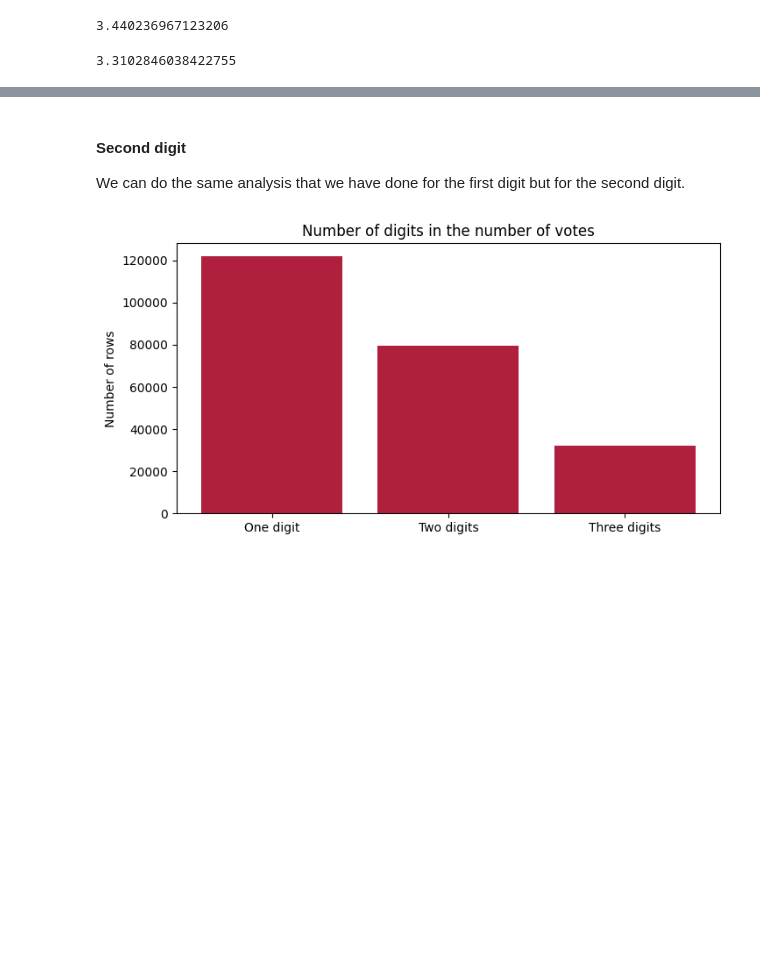
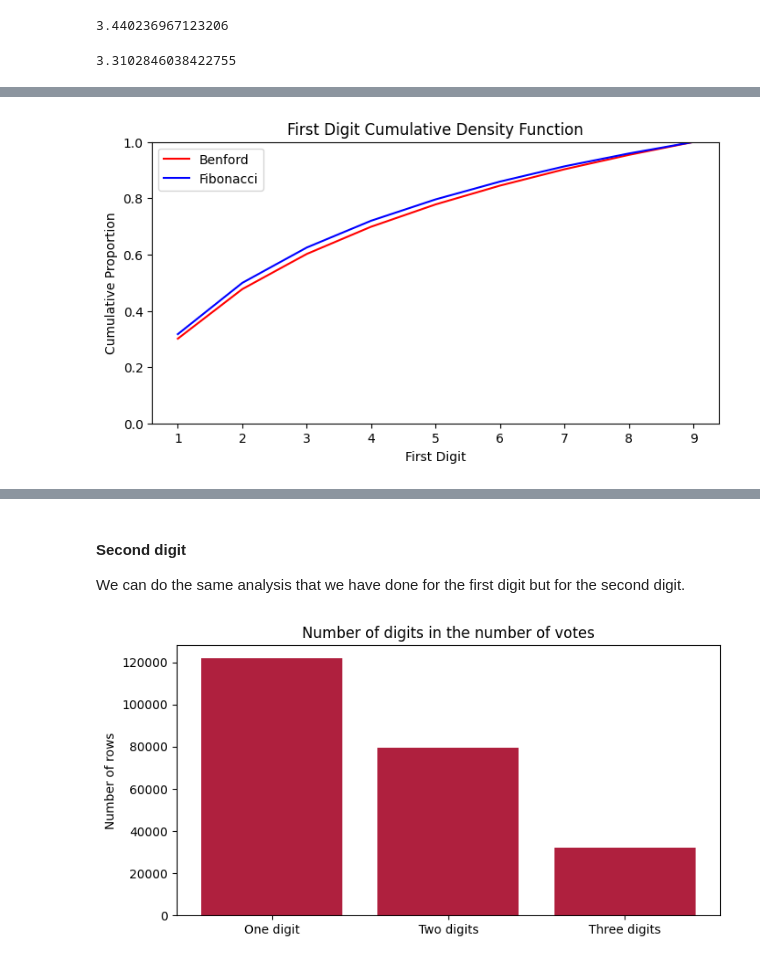
Before and after one commit to Ftoffoletto/masterthesis, a Jupyter notebook: Election/Benford.ipynb, the cells around one changed output, grey strips where cells are left out. Cells and saved outputs as stored; diff of their text form; code cells hidden in the pictures; blank space fills up the shorter version.

```diff
--- a/Election/Benford.ipynb
+++ b/Election/Benford.ipynb
@@ -1117,0 +1347,22 @@ calculate_fsd_mean(list(data_digit_probabilities(election_18_grouped['VOTI_LISTA
+# %%
+# Calculate cumulative proportions for Benford's law and Uniform distribution
+benford_digits = list(benford_nth_digit_probabilities(1).keys())[1:]
+benford_probs = list(benford_nth_digit_probabilities(1).values())[1:]
+benford_cumulative = [sum(benford_probs[:i+1]) for i in range(len(benford_probs))]
+
+election_18_digits = list(data_digit_probabilities(election_18_grouped['VOTI_LISTA'], 1).keys())[1:]
+election_18_probs = list(data_digit_probabilities(election_18_grouped['VOTI_LISTA'], 1).values())[1:]
+election_18_cumulative = [sum(election_18_probs[:i+1]) for i in range(len(election_18_probs))]
+
+# Plot cumulative density functions
+fig, ax = plt.subplots(figsize=(8, 4))
+ax.plot(benford_digits, benford_cumulative, 'r', label='Benford')
+ax.plot(election_18_digits, election_18_cumulative, 'b', label='Fibonacci')
+ax.set_title('First Digit Cumulative Density Function')
+ax.set_xlabel('First Digit')
+ax.set_ylabel('Cumulative Proportion')
+ax.set_ylim(0, 1)  # Ensure the y-axis starts at 0 and ends at 1
+ax.legend()
+plt.show()
+# %% [output]
+[figure, added]
```
Also changed, not shown: parts of 28 cells of this notebook, 3 other files.
